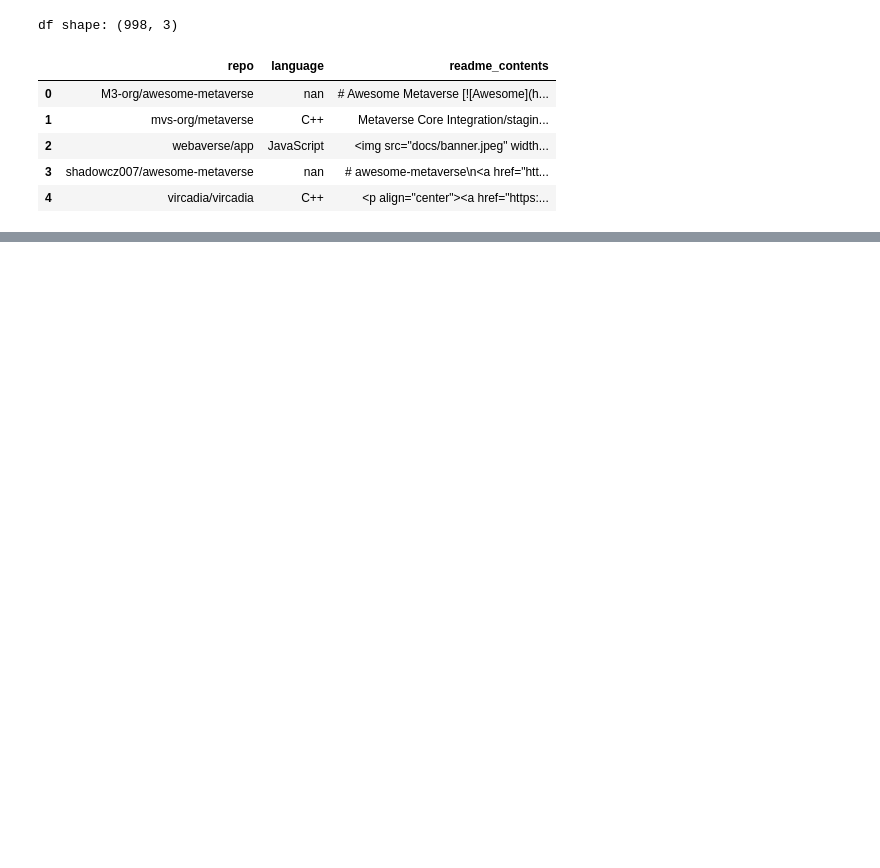
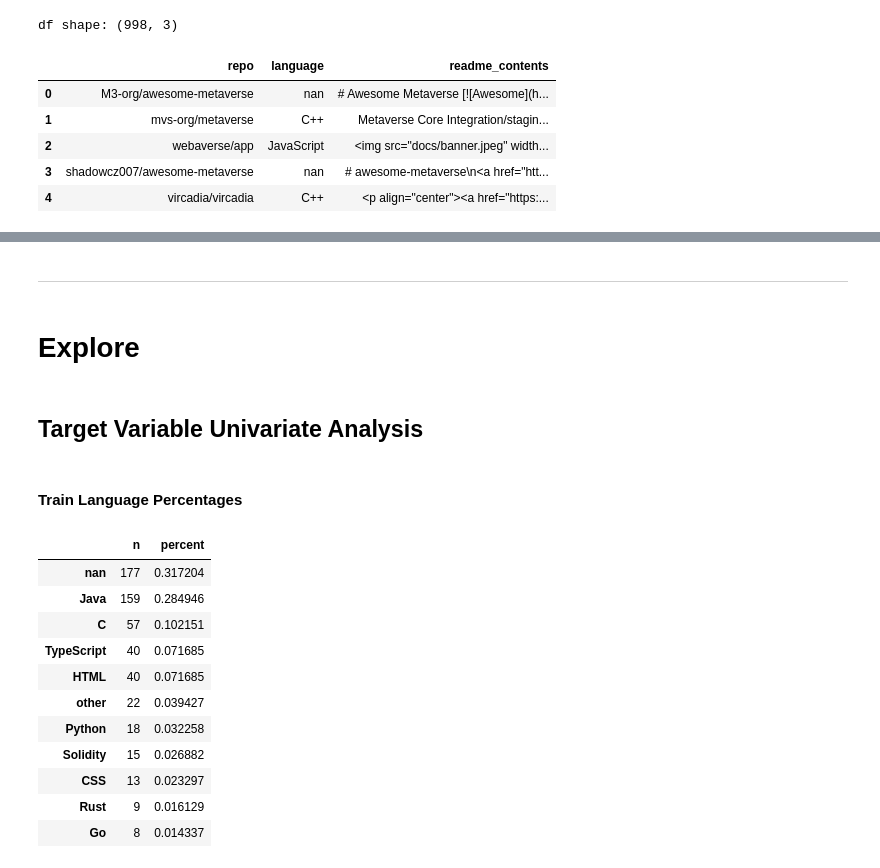
Before and after one commit to MBM-nlp/github_classification_project, a Jupyter notebook: meredith_eda.ipynb, the cells around one changed output, grey strips where cells are left out. Cells and saved outputs as stored; diff of their text form; code cells hidden in the pictures; blank space fills up the shorter version.

Commit message:
univariate done

```diff
--- a/meredith_eda.ipynb
+++ b/meredith_eda.ipynb
@@ -131,0 +193,26 @@ Name: language, dtype: int64
+# %% [markdown]
+***
+# %% [markdown]
+# Explore
+# %% [markdown]
+## Target Variable Univariate Analysis
+# %% [markdown]
+#### Train Language Percentages
+# %%
+labels = pd.concat([train.language.value_counts(),
+                    train.language.value_counts(normalize=True)], axis=1)
+labels.columns = ['n', 'percent']
+labels
+# %% [output]
+|  | n | percent |
+| nan | 177 | 0.317204 |
+| Java | 159 | 0.284946 |
+| C | 57 | 0.102151 |
+| TypeScript | 40 | 0.071685 |
+| HTML | 40 | 0.071685 |
+| other | 22 | 0.039427 |
+| Python | 18 | 0.032258 |
+| Solidity | 15 | 0.026882 |
+| CSS | 13 | 0.023297 |
+| Rust | 9 | 0.016129 |
+| Go | 8 | 0.014337 |
```
Also changed, not shown: parts of 33 cells of this notebook.
